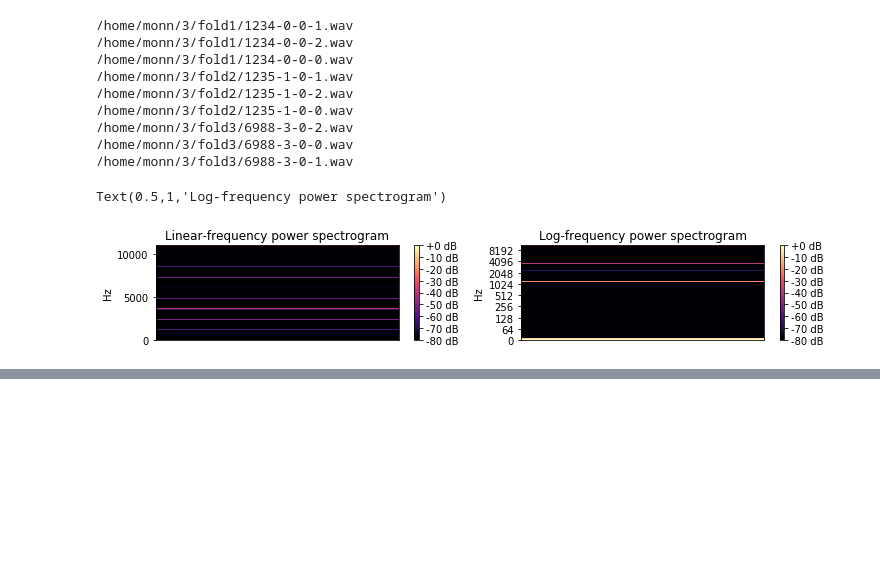
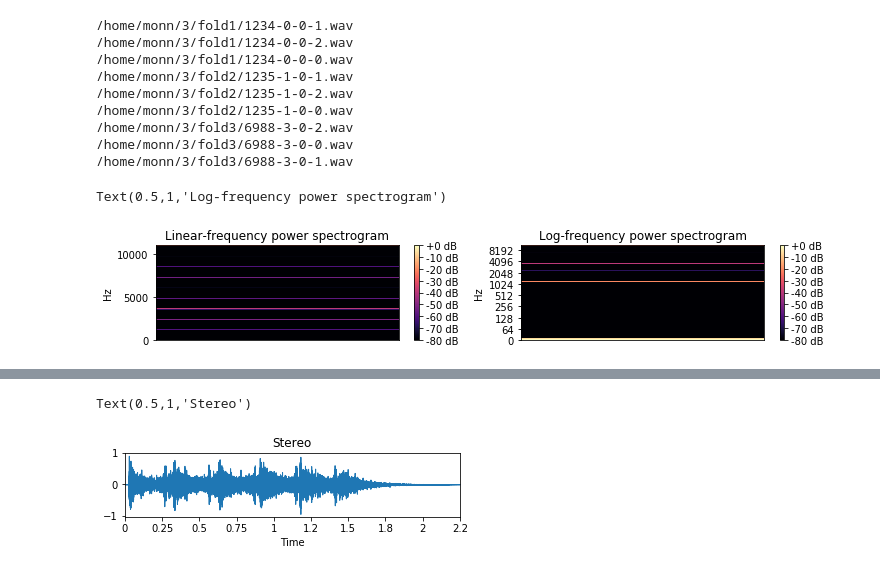
Before and after one commit to SH-Bae94/SC, a Jupyter notebook: 3/0-1.ipynb, the cells around one changed output, grey strips where cells are left out. Drawn from its saved outputs; the diff is of its cells as text; code cells hidden in the pictures; blank space fills up the shorter version.

```diff
--- a/3/0-1.ipynb
+++ b/3/0-1.ipynb
@@ -176,0 +195,9 @@ Text(0.5,1,'Log-frequency power spectrogram')
+# %%
+y, sr = librosa.load(('/home/monn/Sound-Data/fold1/7061-6-0-0.wav'),
+                     mono=False, duration=10)
+plt.subplot(3, 1, 2)
+librosa.display.waveplot(y, sr=sr)
+plt.title('Stereo')
+# %% [output]
+Text(0.5,1,'Stereo')
+[figure, added]
```
Also changed, not shown: parts of 4 cells of this notebook.
